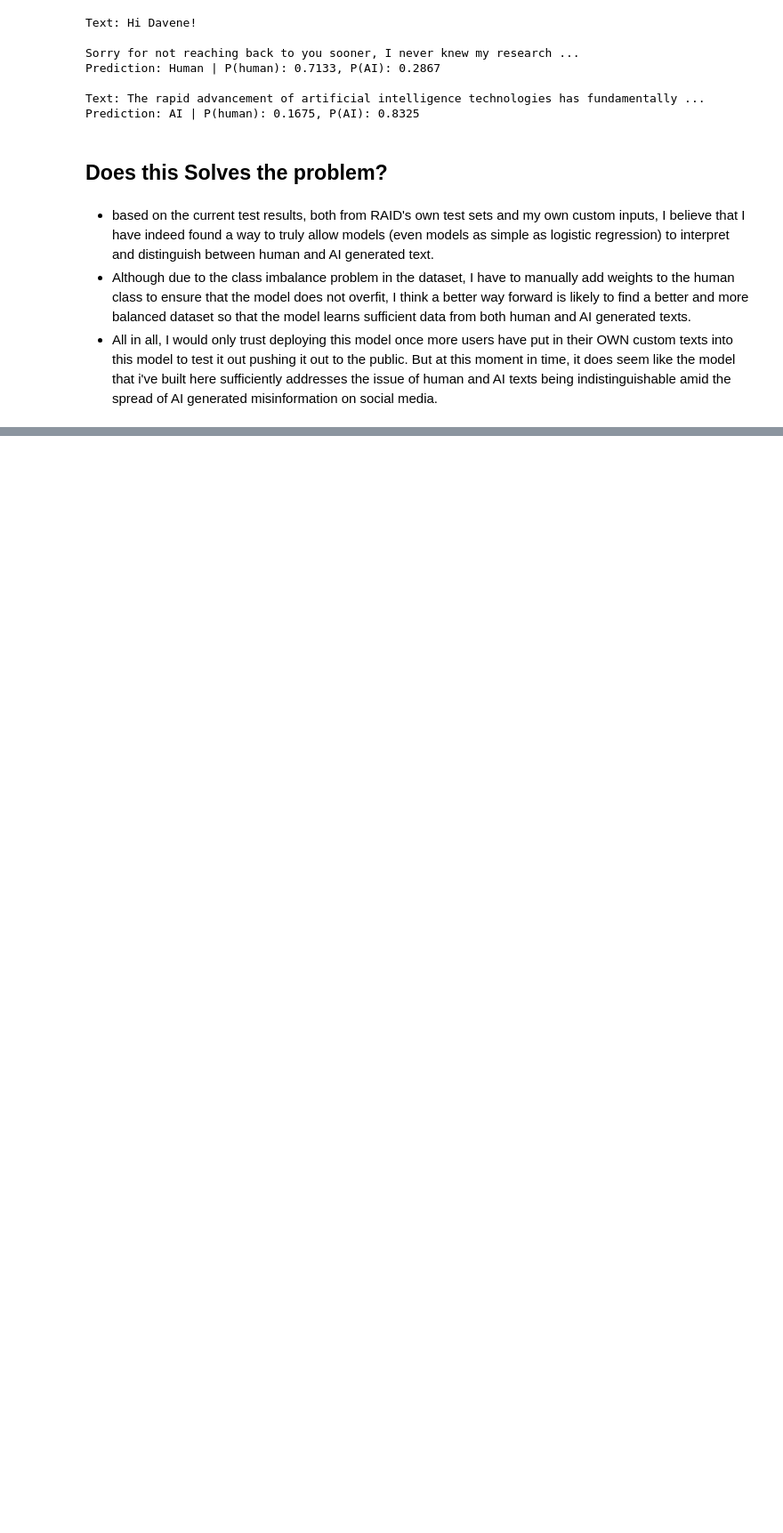
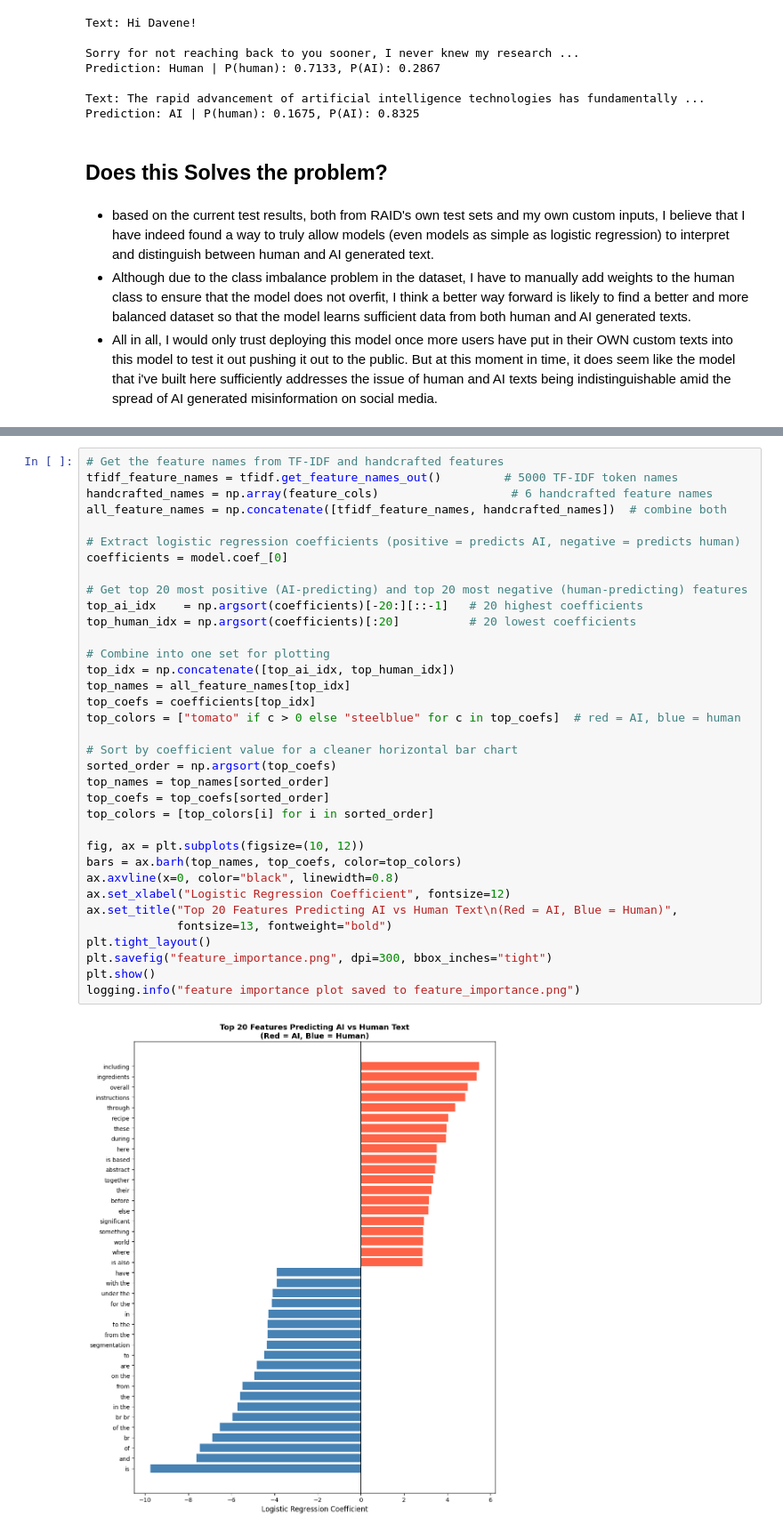
Before and after one commit to JuneWayne/DS4320-Project-2, a Jupyter notebook: code/pipeline.ipynb, the cells around one changed output, grey strips where cells are left out. Shown at 89% size. Cells and saved outputs as stored; diff of their text form; blank space fills up the shorter version.

```diff
--- a/code/pipeline.ipynb
+++ b/code/pipeline.ipynb
@@ -413,0 +416,37 @@ Prediction: AI | P(human): 0.1675, P(AI): 0.8325
+# %%
+# Get the feature names from TF-IDF and handcrafted features
+tfidf_feature_names = tfidf.get_feature_names_out()         # 5000 TF-IDF token names
+handcrafted_names = np.array(feature_cols)                   # 6 handcrafted feature names
+all_feature_names = np.concatenate([tfidf_feature_names, handcrafted_names])  # combine both
+
+# Extract logistic regression coefficients (positive = predicts AI, negative = predicts human)
+coefficients = model.coef_[0]
+
+# Get top 20 most positive (AI-predicting) and top 20 most negative (human-predicting) features
+top_ai_idx    = np.argsort(coefficients)[-20:][::-1]   # 20 highest coefficients
+top_human_idx = np.argsort(coefficients)[:20]          # 20 lowest coefficients
+
+# Combine into one set for plotting
+top_idx = np.concatenate([top_ai_idx, top_human_idx])
+top_names = all_feature_names[top_idx]
+top_coefs = coefficients[top_idx]
+top_colors = ["tomato" if c > 0 else "steelblue" for c in top_coefs]  # red = AI, blue = human
+
+# Sort by coefficient value for a cleaner horizontal bar chart
+sorted_order = np.argsort(top_coefs)
+top_names = top_names[sorted_order]
+top_coefs = top_coefs[sorted_order]
+top_colors = [top_colors[i] for i in sorted_order]
+
+fig, ax = plt.subplots(figsize=(10, 12))
+bars = ax.barh(top_names, top_coefs, color=top_colors)
+ax.axvline(x=0, color="black", linewidth=0.8)
+ax.set_xlabel("Logistic Regression Coefficient", fontsize=12)
+ax.set_title("Top 20 Features Predicting AI vs Human Text\n(Red = AI, Blue = Human)",
+             fontsize=13, fontweight="bold")
+plt.tight_layout()
+plt.savefig("feature_importance.png", dpi=300, bbox_inches="tight")
+plt.show()
+logging.info("feature importance plot saved to feature_importance.png")
+# %% [output]
+[figure, added]
```
Also changed, not shown: parts of 4 cells of this notebook, 6 other files.
